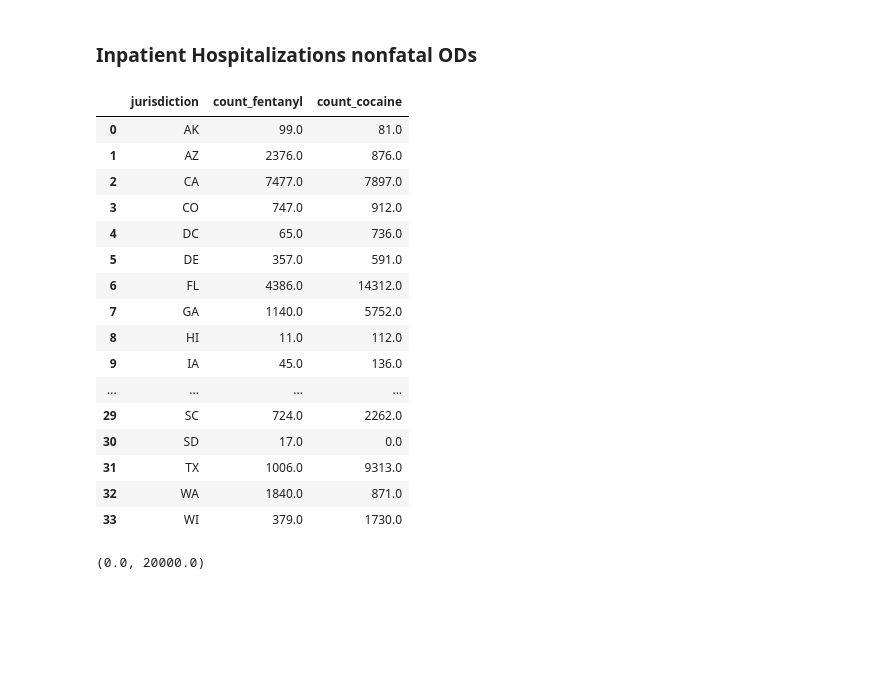
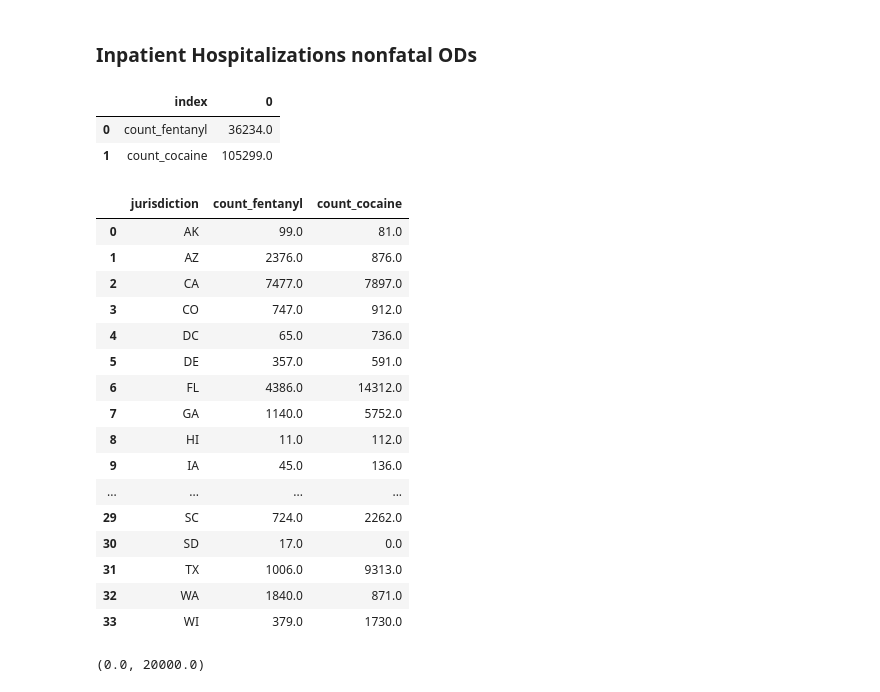
Before and after one commit to dorinajordan22/da14_capstone_2023_cocaine_and_fentanyl_analysis-, a Jupyter notebook: notebooks/2018_2023_cocaine_and_fentanyl_analysis.ipynb, the cells around one changed output. Cells and saved outputs as stored; diff of their text form; code cells hidden in the pictures; blank space fills up the shorter version.

```diff
--- a/notebooks/2018_2023_cocaine_and_fentanyl_analysis.ipynb
+++ b/notebooks/2018_2023_cocaine_and_fentanyl_analysis.ipynb
@@ -110,33 +137,47 @@ plt.tight_layout()
 # %% [markdown]
 ### Inpatient Hospitalizations nonfatal ODs
 # %%
-yearly2018_2023hosp = (
+yearly2018_2023hosptotal = (
     er_hospital_states
     .loc[er_hospital_states['jurisdiction']!= 'US']
     .loc[er_hospital_states['month'] == 'all']
     .loc[er_hospital_states['dataset']=='HOSP']
-    .groupby('jurisdiction')[['count_fentanyl','count_cocaine']].sum().reset_index()
+    [['count_fentanyl','count_cocaine']].sum().reset_index()
 
 )
-yearly2018_2023hosp
+yearly2018_2023hosptotal
 # %% [output]
-|  | jurisdiction | count_fentanyl | count_cocaine |
-| 0 | AK | 99.0 | 81.0 |
-| 1 | AZ | 2376.0 | 876.0 |
-| 2 | CA | 7477.0 | 7897.0 |
-| 3 | CO | 747.0 | 912.0 |
-| 4 | DC | 65.0 | 736.0 |
-| 5 | DE | 357.0 | 591.0 |
-| 6 | FL | 4386.0 | 14312.0 |
-| 7 | GA | 1140.0 | 5752.0 |
-| 8 | HI | 11.0 | 112.0 |
-| 9 | IA | 45.0 | 136.0 |
-| ... | ... | ... | ... |
-| 29 | SC | 724.0 | 2262.0 |
-| 30 | SD | 17.0 | 0.0 |
-| 31 | TX | 1006.0 | 9313.0 |
-| 32 | WA | 1840.0 | 871.0 |
-| 33 | WI | 379.0 | 1730.0 |
+|  | index | 0 |
+| 0 | count_fentanyl | 36234.0 |
+| 1 | count_cocaine | 105299.0 |
+# %%
+yearly2018_2023hosp = (
+    er_hospital_states
+    .loc[er_hospital_states['jurisdiction']!= 'US']
+    .loc[er_hospital_states['month'] == 'all']
+    .loc[er_hospital_states['dataset']=='HOSP']
+    .groupby('jurisdiction')[['count_fentanyl','count_cocaine']].sum().reset_index()
+
+)
+yearly2018_2023hosp
+# %% [output]
+|  | jurisdiction | count_fentanyl | count_cocaine |
+| 0 | AK | 99.0 | 81.0 |
+| 1 | AZ | 2376.0 | 876.0 |
+| 2 | CA | 7477.0 | 7897.0 |
+| 3 | CO | 747.0 | 912.0 |
+| 4 | DC | 65.0 | 736.0 |
+| 5 | DE | 357.0 | 591.0 |
+| 6 | FL | 4386.0 | 14312.0 |
+| 7 | GA | 1140.0 | 5752.0 |
+| 8 | HI | 11.0 | 112.0 |
+| 9 | IA | 45.0 | 136.0 |
+| ... | ... | ... | ... |
+| 29 | SC | 724.0 | 2262.0 |
+| 30 | SD | 17.0 | 0.0 |
+| 31 | TX | 1006.0 | 9313.0 |
+| 32 | WA | 1840.0 | 871.0 |
+| 33 | WI | 379.0 | 1730.0 |
 # %%
 
 ax= yearly2018_2023hosp.plot(x='jurisdiction',y=['count_fentanyl','count_cocaine'], kind='bar',figsize=(14, 8))
```
Also changed, not shown: parts of 9 cells of this notebook, 1 other file.
